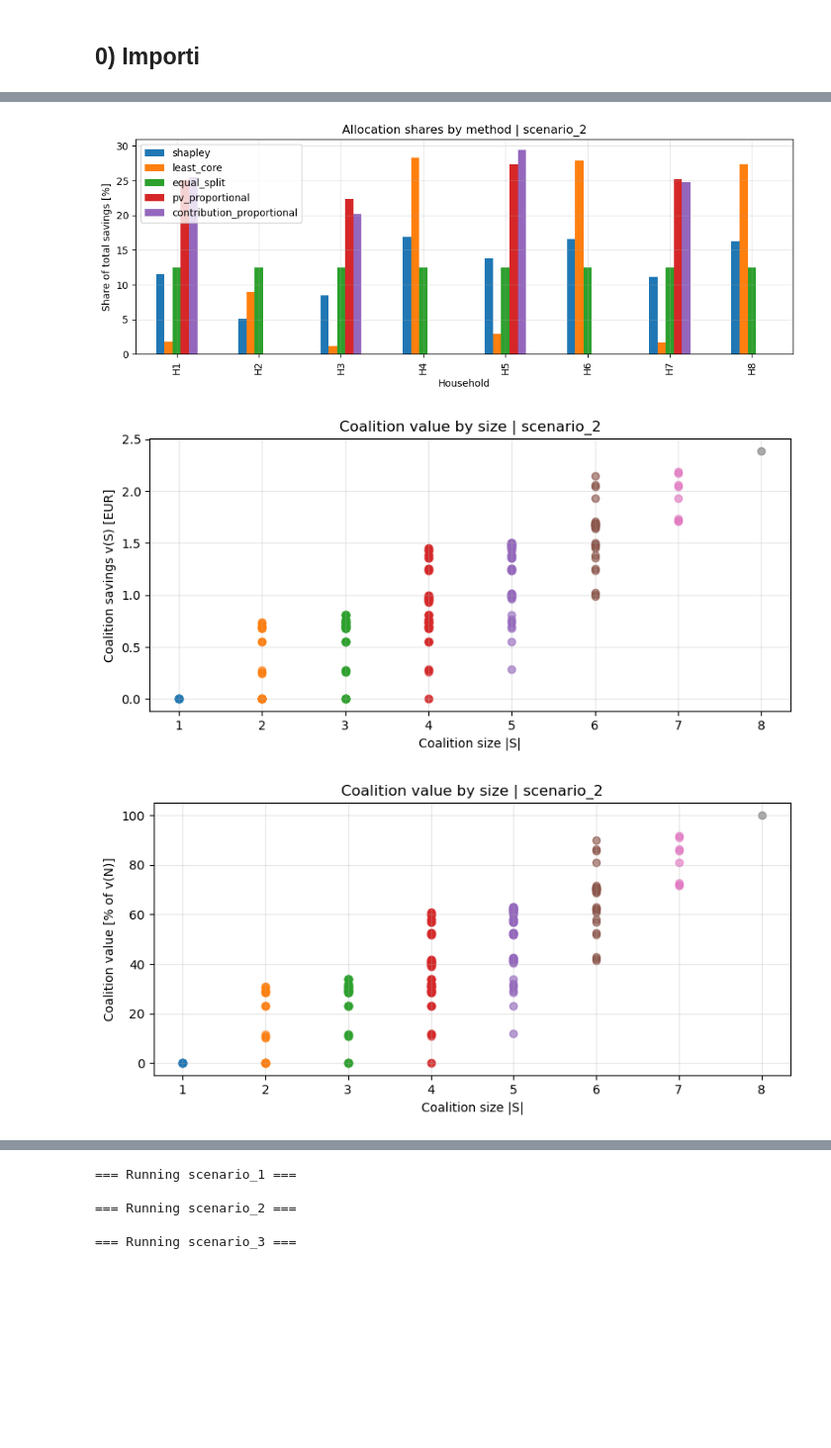
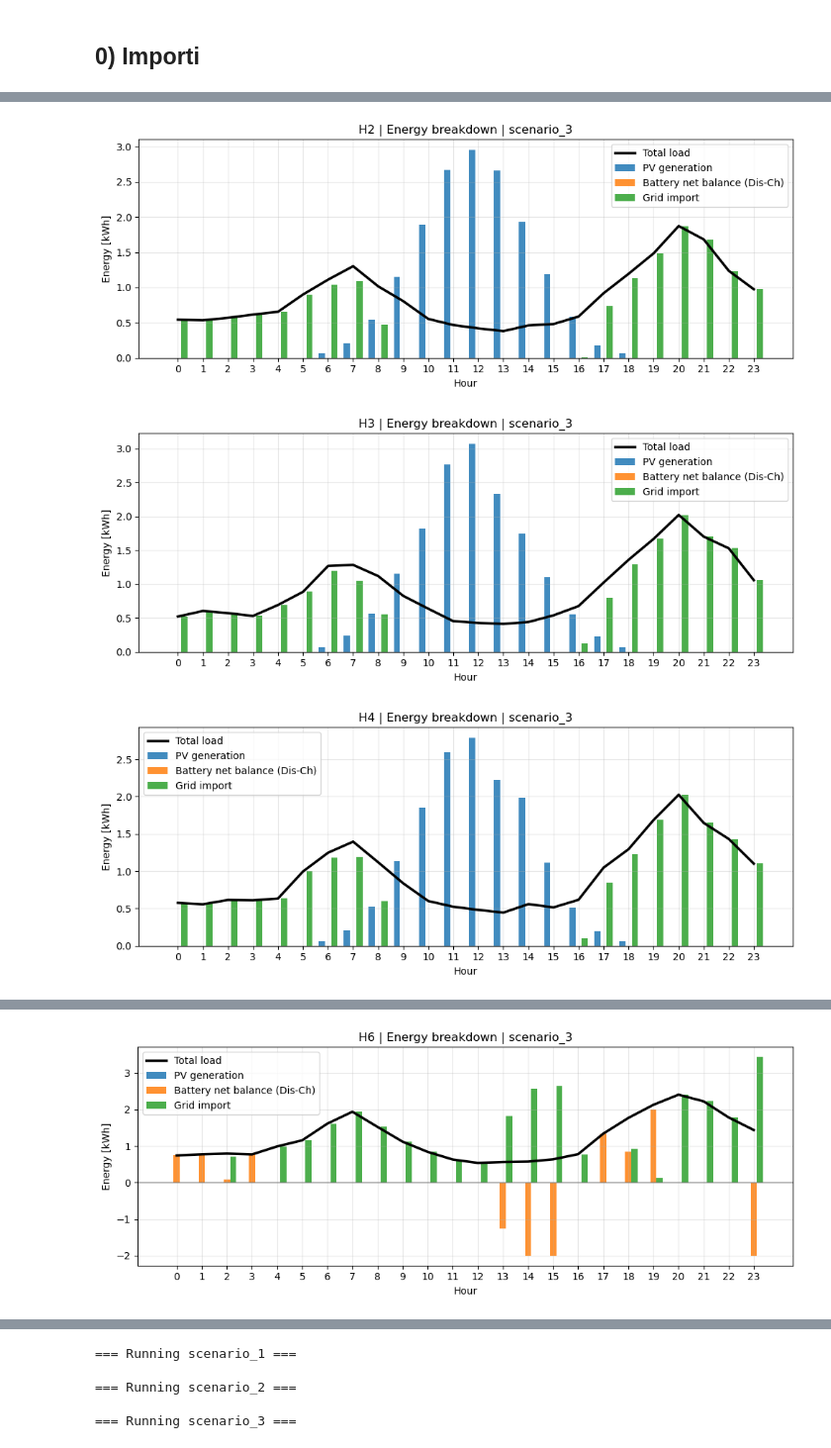
Before and after one commit to ognjen217/GameTheoryProject, a Jupyter notebook: EPS_Game_Theory copy.ipynb, the cells around one changed output, grey strips where cells are left out. Shown at 99% size. Drawn from its saved outputs; the diff is of its cells as text; code cells hidden in the pictures; blank space fills up the shorter version.

```diff
--- a/EPS_Game_Theory copy.ipynb
+++ b/EPS_Game_Theory copy.ipynb
@@ -820,21 +977,19 @@ def plot_blocking_heatmap(result, method="shapley", top_n=20, percent=False):
     plt.tight_layout()
     plt.show()
 # %%
-scenario = build_scenario("scenario_2")
+scenario = build_scenario("scenario_3")
 plot_input_profiles(scenario)
 
 result = run_analysis(scenario)
 
+plot_household_breakdown_set(scenario)
 print("Least-core epsilon:", result["least_core_eps"])
-display(build_system_summary(result))
-display(build_method_summary(result))
+display(build_system_summary(result).round(4))
+display(build_method_summary(result).round(4))
 display(build_household_table(result).round(4))
 
-plot_allocation_bars(result, percent=False)
-plot_allocation_bars(result, percent=True)
-plot_coalition_values(result, percent=False)
-plot_coalition_values(result, percent=True)
-plot_blocking_heatmap(result, method="shapley", top_n=20, percent=False)
-plot_blocking_heatmap(result, method="shapley", top_n=20, percent=True)
+plot_allocation_bars(result)
+plot_coalition_values(result)
+plot_blocking_heatmap(result, method="shapley", top_n=20)
 plot_import_export_profiles(result)
 # %% [output]
@@ -867,3 +1000,3 @@ Least-core epsilon: 0.0
-[figure, old version]
+[figure, new version]
-[figure, old version]
+[figure, new version]
-[figure, old version]
+[figure, new version]
@@ -870,0 +1004 @@ Least-core epsilon: 0.0
+[figure, added]
```
Also changed, not shown: parts of 5 cells of this notebook.
